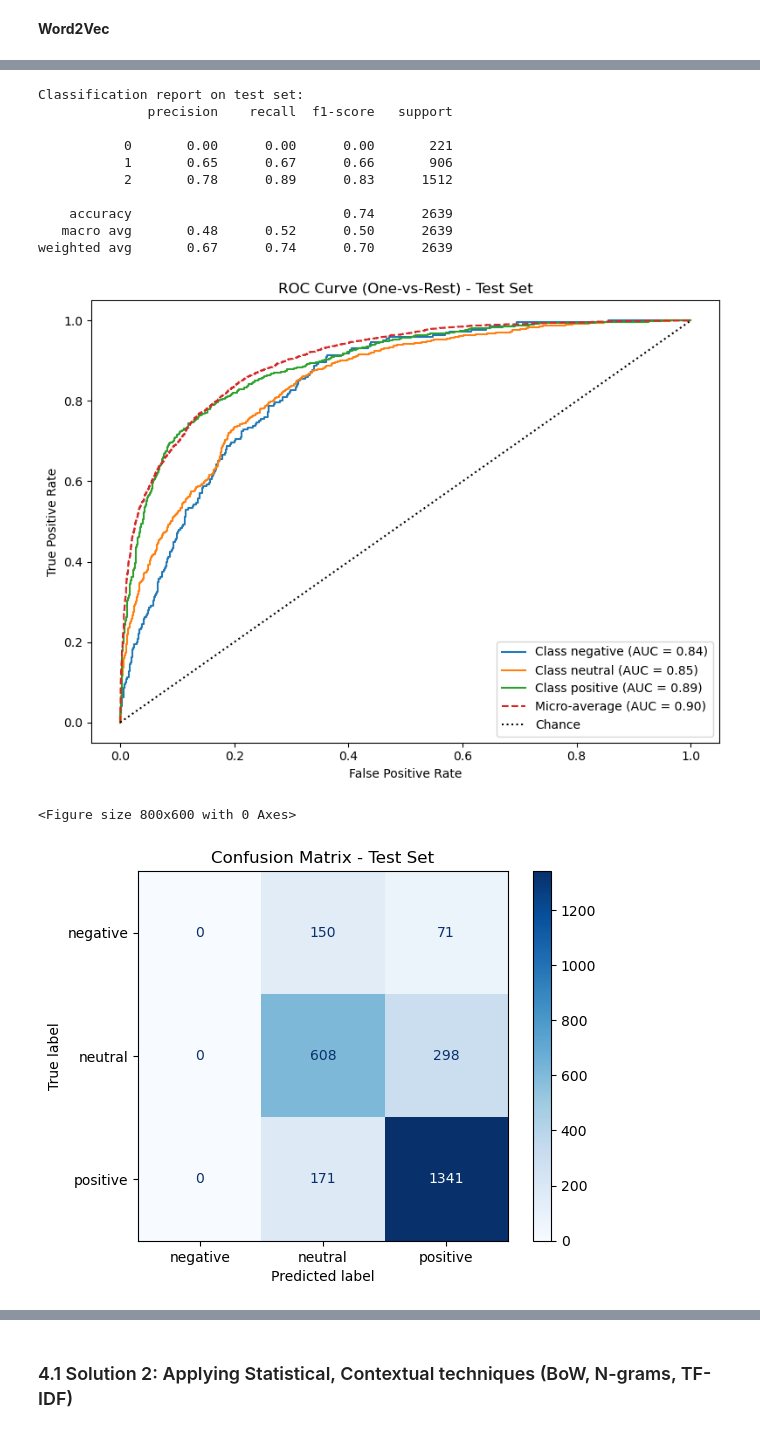
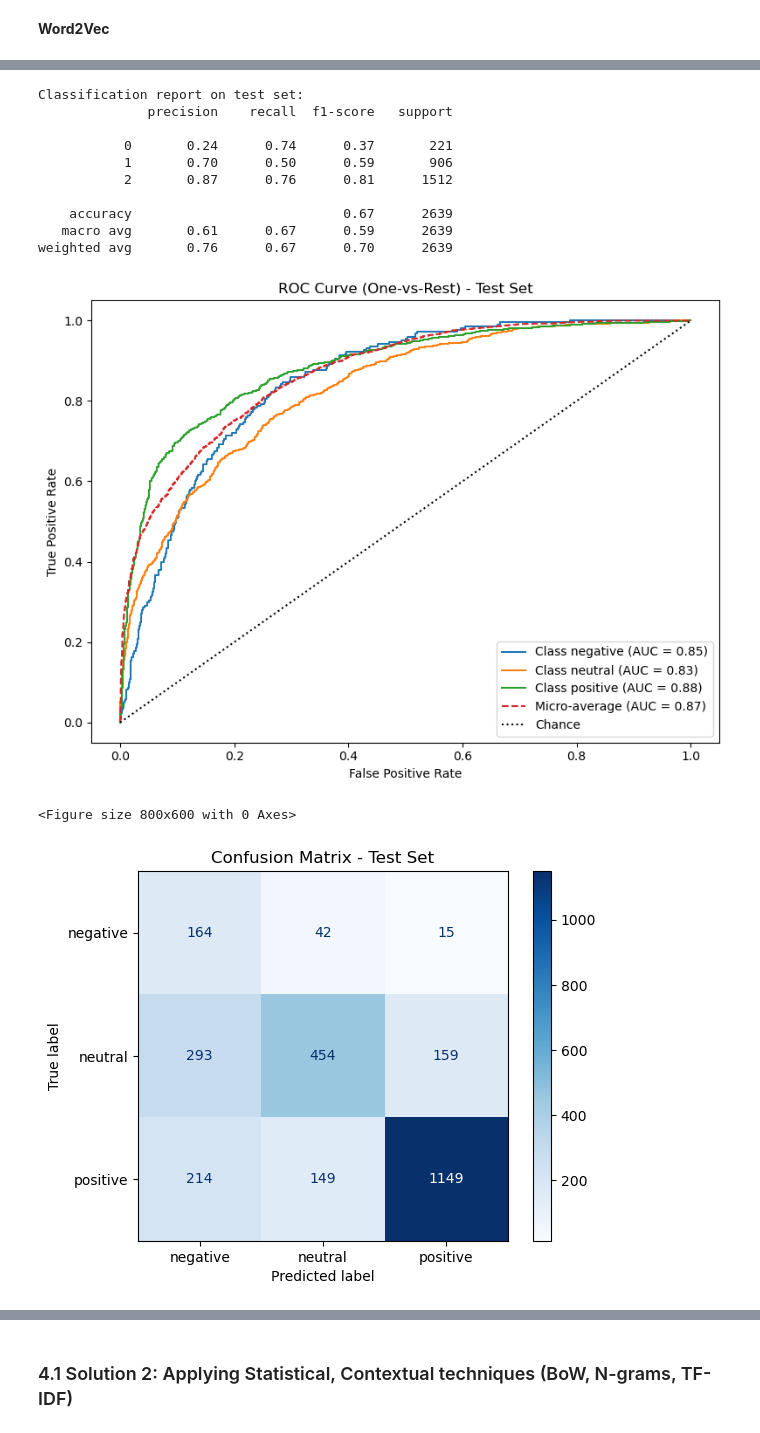
Before and after one commit to dangtna1/amazon-reviews-classification, a Jupyter notebook: preprocessing_and_modelling.ipynb, the cells around one changed output, grey strips where cells are left out. Drawn from its saved outputs; the diff is of its cells as text; code cells hidden in the pictures.

Commit message:
finalize the project applying SMOTE for every single pipeline, method

```diff
--- a/preprocessing_and_modelling.ipynb
+++ b/preprocessing_and_modelling.ipynb
@@ -339,7 +338,7 @@ Loading GloVe embeddings (this may take a minute)…
 pipeline = ImbPipeline(
     [
         ("embed", GloveVectorizer(glove_index, dim=300)),
-        # ("smote", SMOTE(random_state=42)),
+        ("smote", SMOTE(random_state=42)),
         (
             "clf",
             LogisticRegression(max_iter=1000),
@@ -388,7 +387,7 @@ weighted avg       0.69      0.71      0.69      2639
 pipeline = ImbPipeline(
     [
         ("embed", GloveVectorizer(glove_index, dim=300)),
-        # ("smote", SMOTE(random_state=42)),
+        ("smote", SMOTE(random_state=42)),
         (
             "clf",
             RandomForestClassifier(random_state=42),
@@ -479,7 +478,7 @@ X_train_w2v, X_test_w2v, y_train_w2v, y_test_w2v = train_test_split(
 pipeline = ImbPipeline(
     [
         ("embed", Word2VecVectorizer(w2v_model, dim=W2V_DIM)),
-        # ("smote", SMOTE(random_state=42)),
+        ("smote", SMOTE(random_state=42)),
         (
             "clf",
             SVC(probability=True, random_state=42),
@@ -514,16 +513,16 @@ weighted avg       0.70      0.77      0.73     10554
 Classification report on test set:
               precision    recall  f1-score   support
 
-           0       0.00      0.00      0.00       221
-           1       0.65      0.67      0.66       906
-           2       0.78      0.89      0.83      1512
+           0       0.24      0.74      0.37       221
+           1       0.70      0.50      0.59       906
+           2       0.87      0.76      0.81      1512
 
-    accuracy                           0.74      2639
-   macro avg       0.48      0.52      0.50      2639
-weighted avg       0.67      0.74      0.70      2639
+    accuracy                           0.67      2639
+   macro avg       0.61      0.67      0.59      2639
+weighted avg       0.76      0.67      0.70      2639
-[figure, old version]
+[figure, new version]
 <Figure size 800x600 with 0 Axes>
-[figure, old version]
+[figure, new version]
 # %%
 pipeline = ImbPipeline(
     [
```
Also changed, not shown: parts of 7 cells of this notebook.
